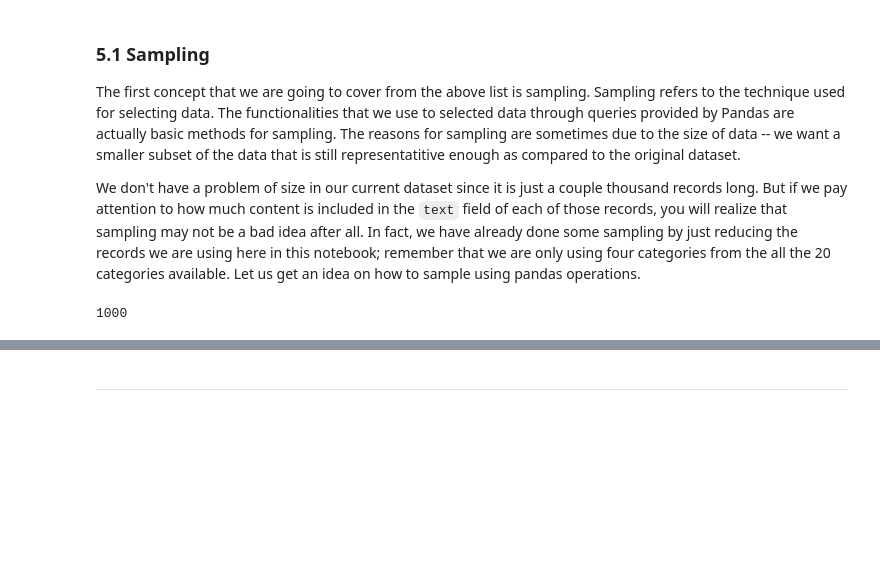
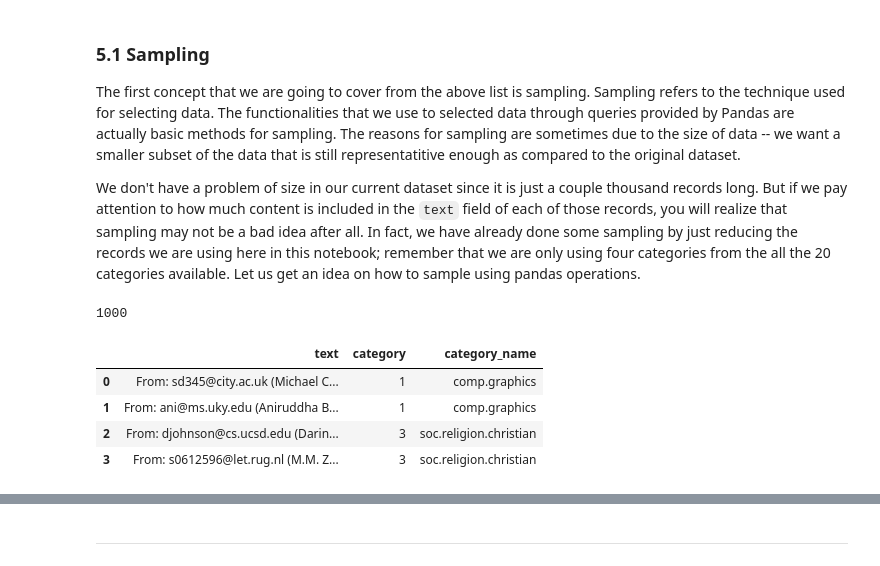
Before and after one commit to VictorSwankyTiger/DM2024-Lab1-Master, a Jupyter notebook: DM2024-Lab1-Master.ipynb, the cells around one changed output, grey strips where cells are left out. Cells and saved outputs as stored; diff of their text form; code cells hidden in the pictures; blank space fills up the shorter version.

```diff
--- a/DM2024-Lab1-Master.ipynb
+++ b/DM2024-Lab1-Master.ipynb
@@ -678,6 +715,14 @@ X_sample = X.sample(n=1000) #random state
 len(X_sample)
 # %% [output]
 1000
+# %%
+X[0:4]
+# %% [output]
+|  | text | category | category_name |
+| 0 | From: sd345@city.ac.uk (Michael C... | 1 | comp.graphics |
+| 1 | From: ani@ms.uky.edu (Aniruddha B... | 1 | comp.graphics |
+| 2 | From: djohnson@cs.ucsd.edu (Darin... | 3 | soc.religion.christian |
+| 3 | From: s0612596@let.rug.nl (M.M. Z... | 3 | soc.religion.christian |
 # %%
 X_sample[0:4]
 # %% [output]
```
Also changed, not shown: parts of 62 cells of this notebook.
